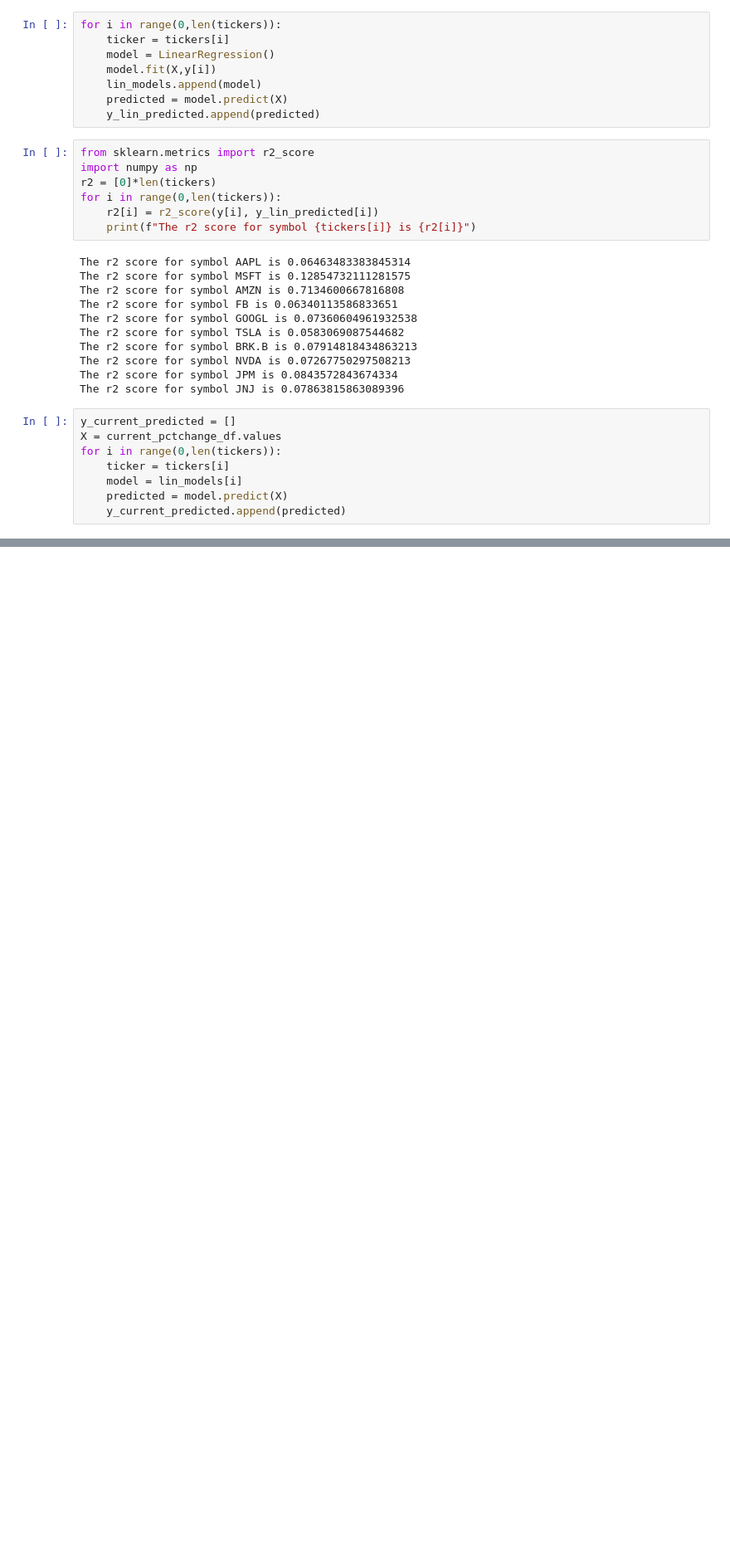
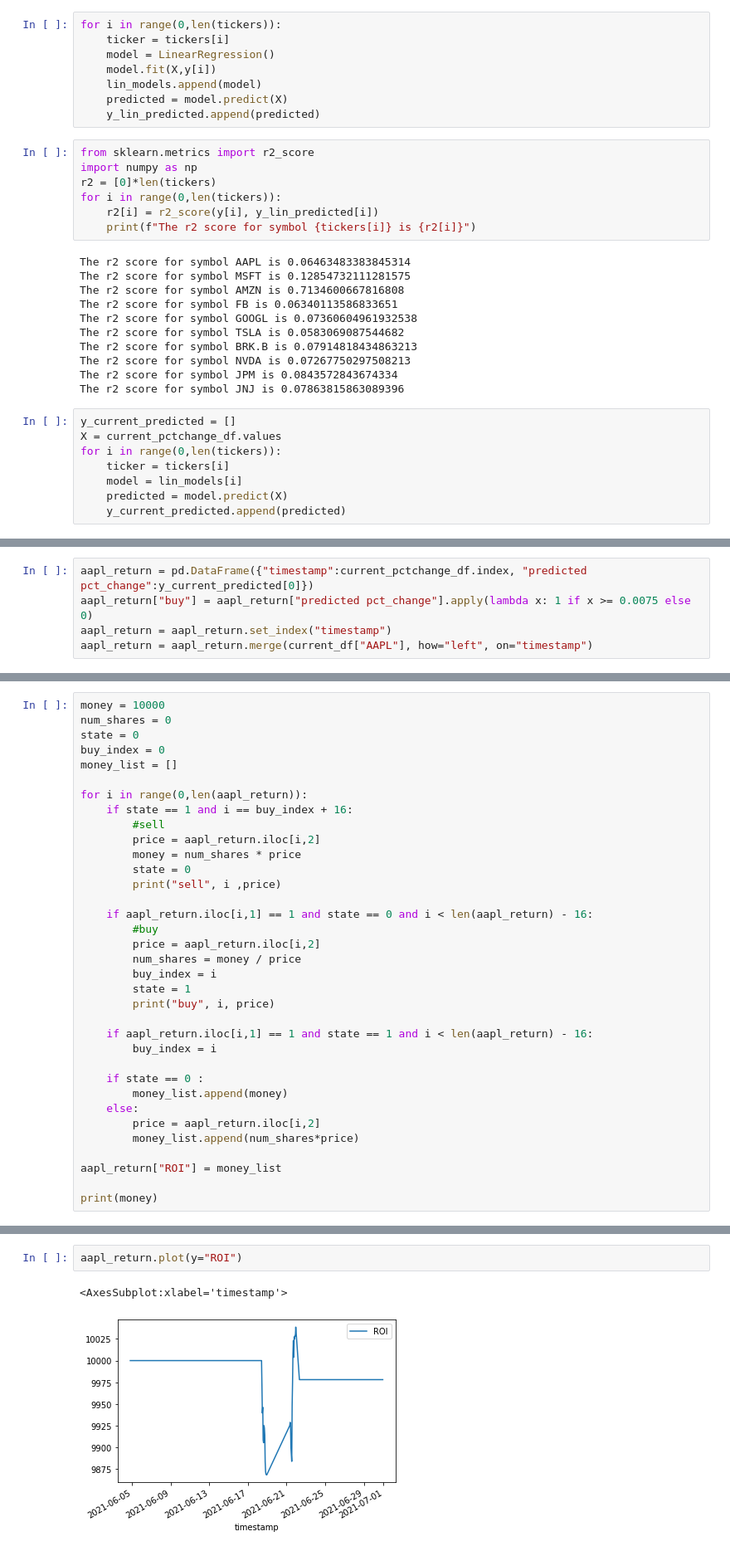
Before and after one commit to BaldHeads/alpha_gen, a Jupyter notebook: scratch/ten_stocks.ipynb, the cells around one changed output, grey strips where cells are left out. Shown: that part at 83% size. Saved outputs shown, nothing was run; the diff lists cells and outputs as text; blank space fills up the shorter version.

Commit message:
plotted linear return

```diff
--- a/scratch/ten_stocks.ipynb
+++ b/scratch/ten_stocks.ipynb
@@ -185,0 +170,5 @@ pd.DataFrame({"timestamp":current_pctchange_df.index, "predicted pct_change":y_c
+# %%
+aapl_return = pd.DataFrame({"timestamp":current_pctchange_df.index, "predicted pct_change":y_current_predicted[0]})
+aapl_return["buy"] = aapl_return["predicted pct_change"].apply(lambda x: 1 if x >= 0.0075 else 0)
+aapl_return = aapl_return.set_index("timestamp")
+aapl_return = aapl_return.merge(current_df["AAPL"], how="left", on="timestamp")
@@ -185,0 +209,35 @@ pd.DataFrame({"timestamp":current_pctchange_df.index, "predicted pct_change":y_c
+# %%
+money = 10000
+num_shares = 0
+state = 0
+buy_index = 0
+money_list = []
+
+for i in range(0,len(aapl_return)):
+    if state == 1 and i == buy_index + 16:
+        #sell
+        price = aapl_return.iloc[i,2]
+        money = num_shares * price
+        state = 0
+        print("sell", i ,price)
+
+    if aapl_return.iloc[i,1] == 1 and state == 0 and i < len(aapl_return) - 16:
+        #buy
+        price = aapl_return.iloc[i,2]
+        num_shares = money / price
+        buy_index = i
+        state = 1
+        print("buy", i, price)
+
+    if aapl_return.iloc[i,1] == 1 and state == 1 and i < len(aapl_return) - 16:
+        buy_index = i
+
+    if state == 0 :
+        money_list.append(money)
+    else:
+        price = aapl_return.iloc[i,2]
+        money_list.append(num_shares*price)
+
+aapl_return["ROI"] = money_list
+
+print(money)
@@ -185,0 +265,5 @@ pd.DataFrame({"timestamp":current_pctchange_df.index, "predicted pct_change":y_c
+# %%
+aapl_return.plot(y="ROI")
+# %% [output]
+<AxesSubplot:xlabel='timestamp'>
+[figure, added]
```
Also changed, not shown: parts of 5 cells of this notebook.
